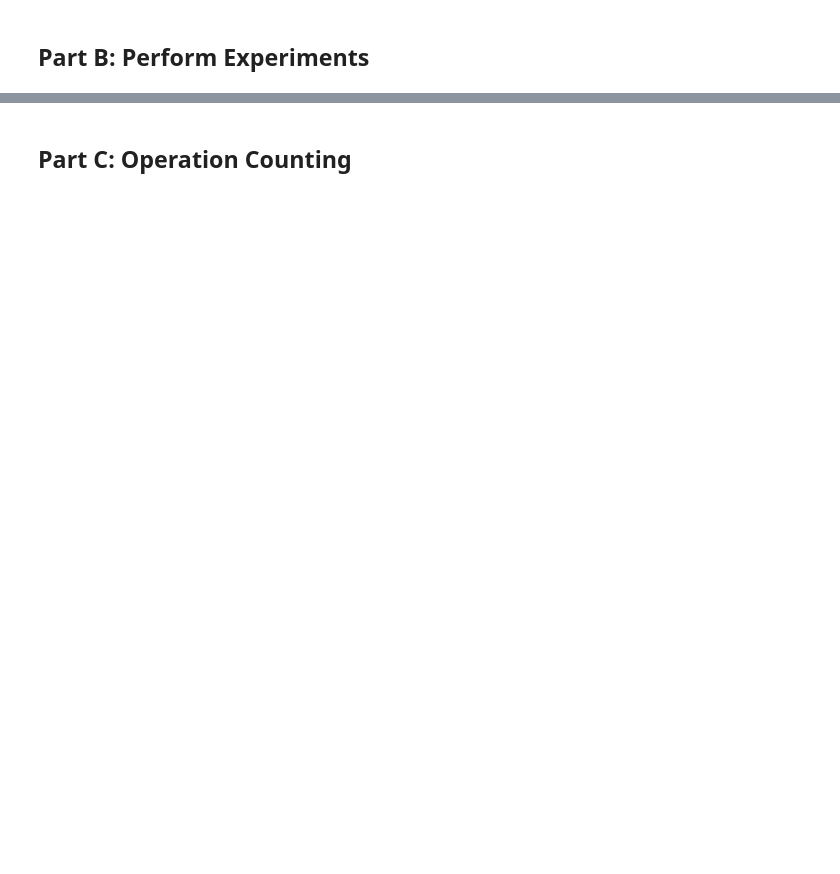
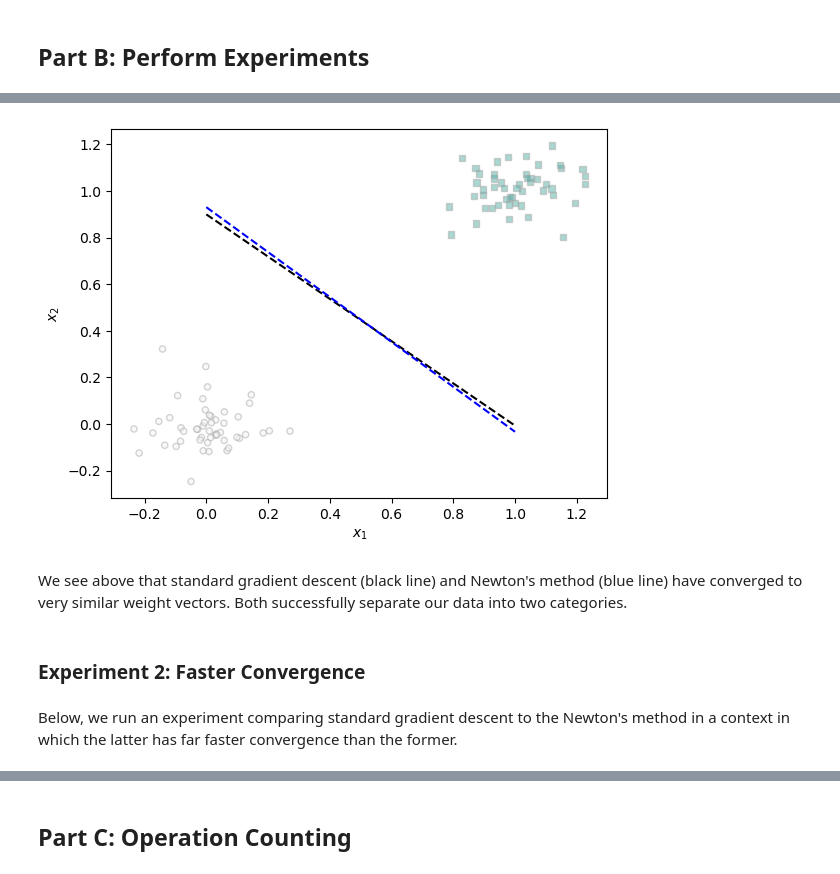
Before and after one commit to jjr2024/github_jjr2024.github.io, a Jupyter notebook: posts/newton-method/newton-method.ipynb, the cells around one changed output, grey strips where cells are left out. Drawn from its saved outputs; the diff is of its cells as text; code cells hidden in the pictures; blank space fills up the shorter version.

```diff
--- a/posts/newton-method/newton-method.ipynb
+++ b/posts/newton-method/newton-method.ipynb
@@ -20,0 +30,9 @@ In this blog post, I implement Newton's method, an optimizer technique to conver
+# %%
+def classification_data(n_points = 300, noise = 0.2, p_dims = 2):
+
+    y = torch.arange(n_points) >= int(n_points/2)
+    y = 1.0*y
+    X = y[:, None] + torch.normal(0.0, noise, size = (n_points,p_dims))
+    X = torch.cat((X, torch.ones((X.shape[0], 1))), 1)
+
+    return X, y
@@ -22,0 +112,14 @@ In this blog post, I implement Newton's method, an optimizer technique to conver
+# %%
+fig, ax = plt.subplots(1, 1)
+plot_perceptron_data(X, y, ax)
+
+draw_line(LR.w, 0, 1, ax, color = "black", linestyle = "dashed", label = "weight vector w")
+draw_line(LR2.w, 0, 1, ax, color = "blue", linestyle = "dashed", label = "weight vector w")
+# %% [output]
+[figure, added]
+# %% [markdown]
+We see above that standard gradient descent (black line) and Newton's method (blue line) have converged to very similar weight vectors. Both successfully separate our data into two categories.
+# %% [markdown]
+### Experiment 2: Faster Convergence
+# %% [markdown]
+Below, we run an experiment comparing standard gradient descent to the Newton's method in a context in which the latter has far faster convergence than the former.
```
Also changed, not shown: parts of 18 cells of this notebook, 2 other files.
